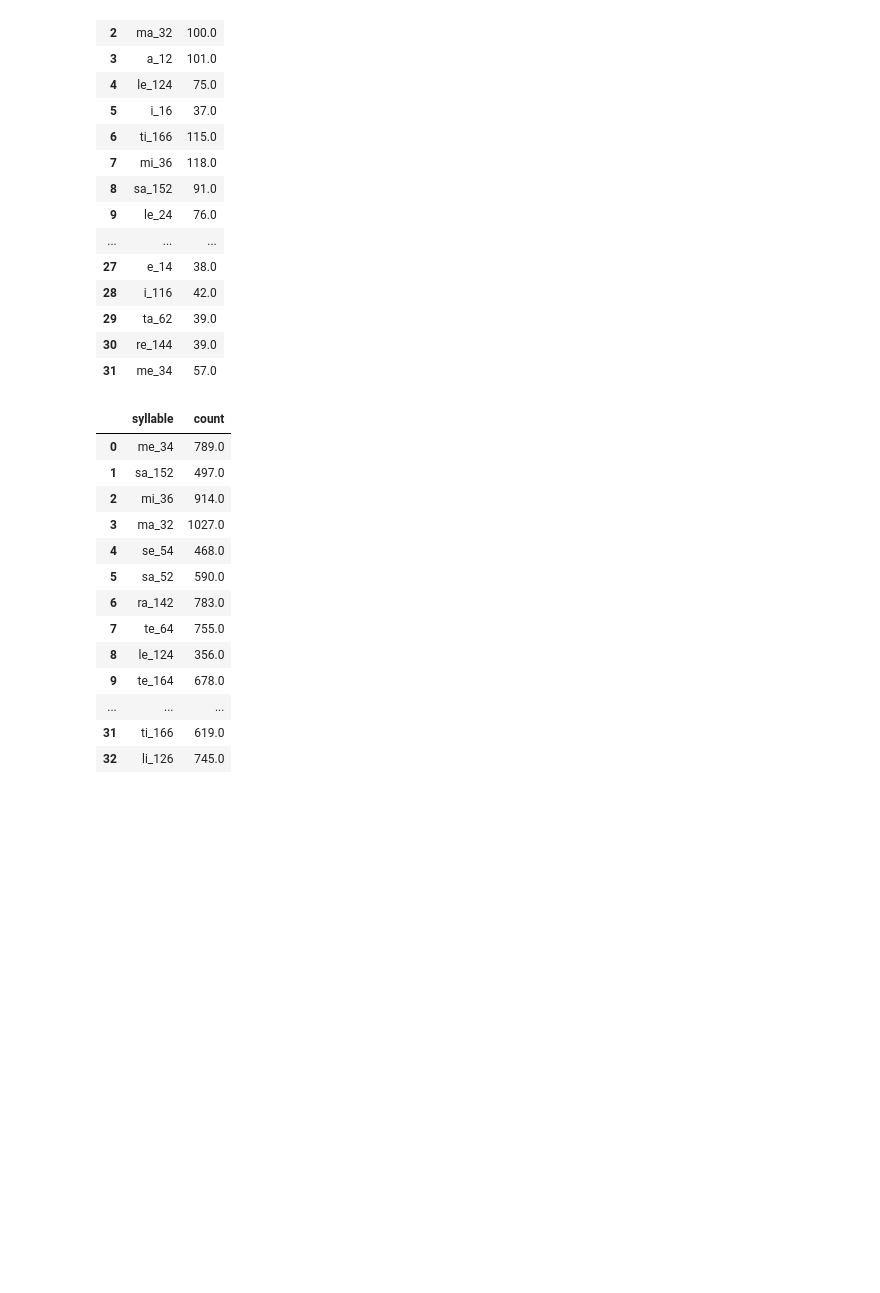
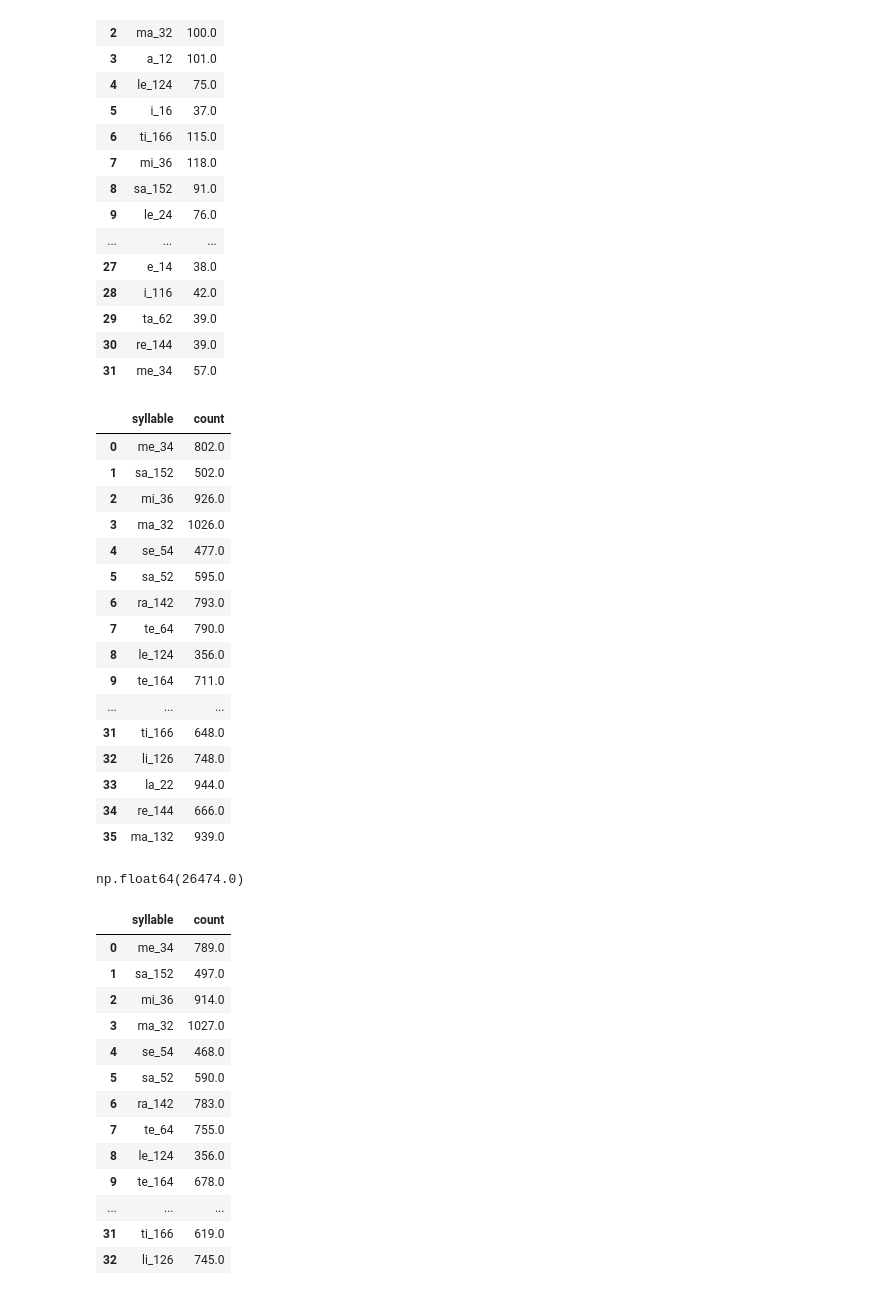
Before and after one commit to CEBangu/MEG-Decoding, a Jupyter notebook: notebooks/preprocessing/epoch_integrity.ipynb, the cells around one changed output. Saved outputs shown, nothing was run; the diff lists cells and outputs as text; code cells hidden in the pictures; blank space fills up the shorter version.

```diff
--- a/notebooks/preprocessing/epoch_integrity.ipynb
+++ b/notebooks/preprocessing/epoch_integrity.ipynb
@@ -294,6 +294,30 @@ for file in os.listdir(new_covert):
             epoch_dataframe_new_covert = pd.concat([epoch_dataframe_new_covert, pd.DataFrame({"syllable": [syllable], "count": [count]})], ignore_index=True)
         else:
             epoch_dataframe_new_covert.loc[epoch_dataframe_new_covert['syllable'] == syllable, 'count'] += count
+# %%
+epoch_dataframe_new_covert
+# %% [output]
+|  | syllable | count |
+| 0 | me_34 | 802.0 |
+| 1 | sa_152 | 502.0 |
+| 2 | mi_36 | 926.0 |
+| 3 | ma_32 | 1026.0 |
+| 4 | se_54 | 477.0 |
+| 5 | sa_52 | 595.0 |
+| 6 | ra_142 | 793.0 |
+| 7 | te_64 | 790.0 |
+| 8 | le_124 | 356.0 |
+| 9 | te_164 | 711.0 |
+| ... | ... | ... |
+| 31 | ti_166 | 648.0 |
+| 32 | li_126 | 748.0 |
+| 33 | la_22 | 944.0 |
+| 34 | re_144 | 666.0 |
+| 35 | ma_132 | 939.0 |
+# %%
+epoch_dataframe_new_covert['count'].sum()
+# %% [output]
+np.float64(26474.0)
 # %%
 epoch_dataframe_new_covert
 # %% [output]
```
Also changed, not shown: parts of 1 cell of this notebook, 7 other files.
